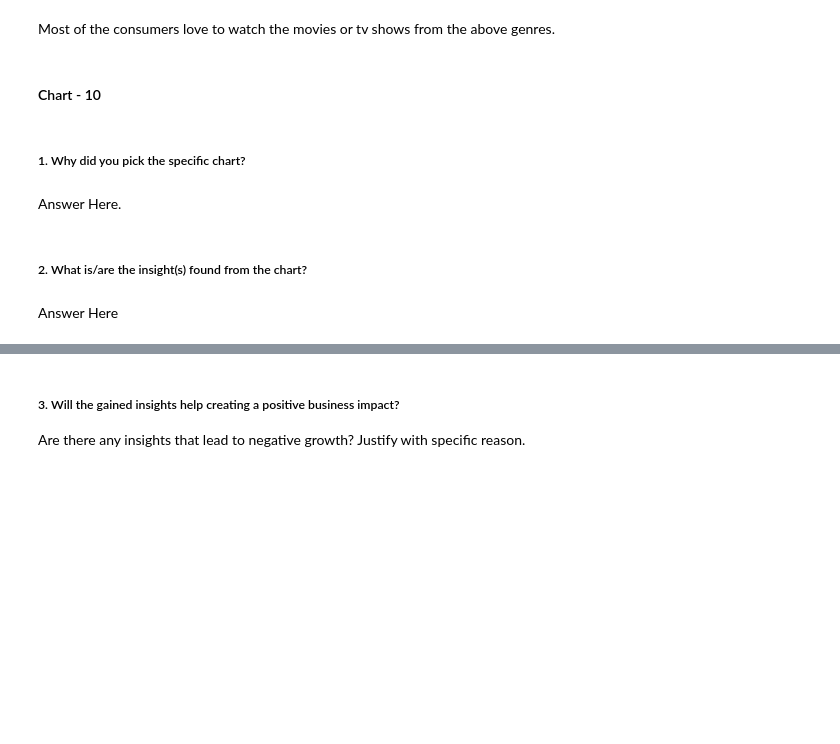
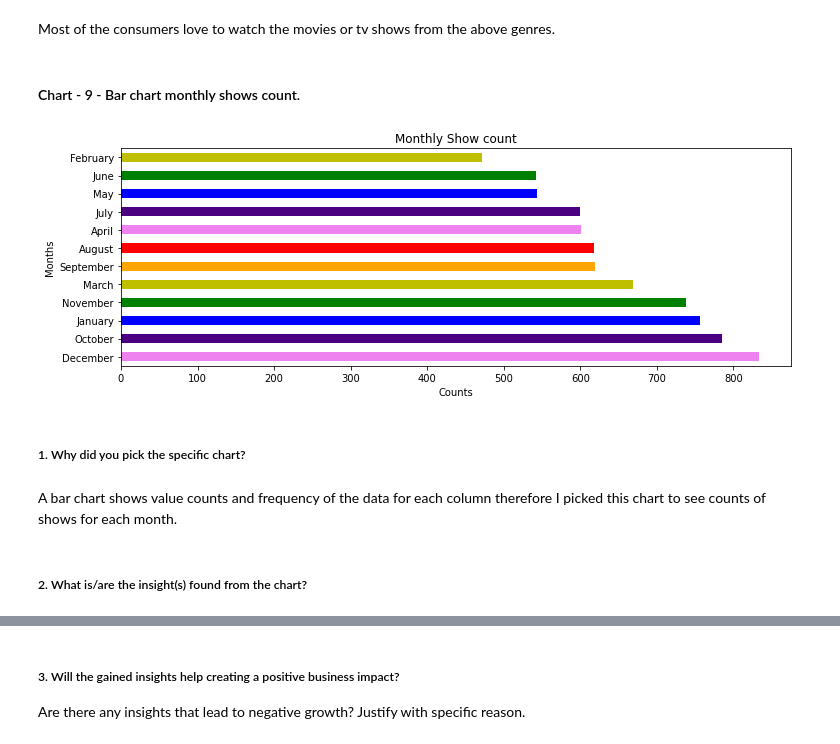
Before and after one commit to mdismailquraishicse/capstone_project_4_netflix_clustering, a Jupyter notebook: netflix_clustering.ipynb, the cells around one changed output, grey strips where cells are left out. Drawn from its saved outputs; the diff is of its cells as text; code cells hidden in the pictures; blank space fills up the shorter version.

```diff
--- a/netflix_clustering.ipynb
+++ b/netflix_clustering.ipynb
@@ -792,5 +836,3 @@ Top 10 genres with highest number of movies/tv shows.
 Are there any insights that lead to negative growth? Justify with specific reason.
 # %% [markdown]
 Most of the consumers love to watch the movies or tv shows from the above genres.
-# %% [markdown]
-#### Chart - 10
@@ -799,8 +839,17 @@ Most of the consumers love to watch the movies or tv shows from the above genres
+# %% [markdown]
+#### Chart - 9 - Bar chart monthly shows count.
+# %%
+# Chart - 10 visualization code
+monthly_shows.plot.barh(figsize=(12,4),color=colors)
+plt.title('Monthly Show count')
+plt.xlabel('Counts')
+plt.ylabel('Months')
+plt.show()
+# %% [output]
+[figure, added]
 # %% [markdown]
 ##### 1. Why did you pick the specific chart?
-# %% [markdown]
-Answer Here.
+# %% [markdown]
+A bar chart shows value counts and frequency of the data for each column therefore I picked this chart to see counts of shows for each month.
 # %% [markdown]
 ##### 2. What is/are the insight(s) found from the chart?
-# %% [markdown]
-Answer Here
```
Also changed, not shown: parts of 101 cells of this notebook.
